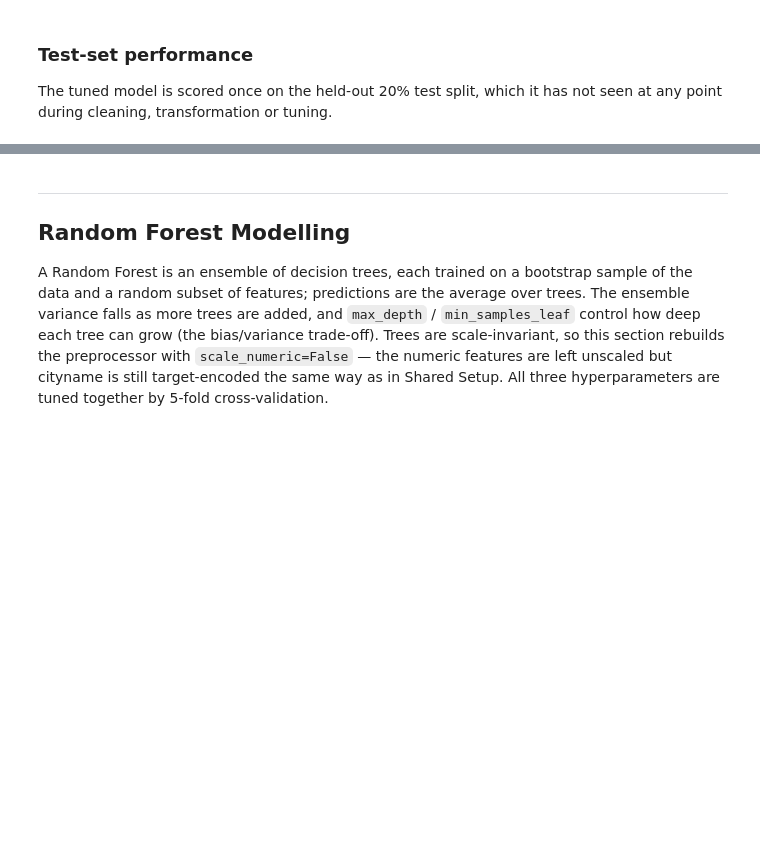
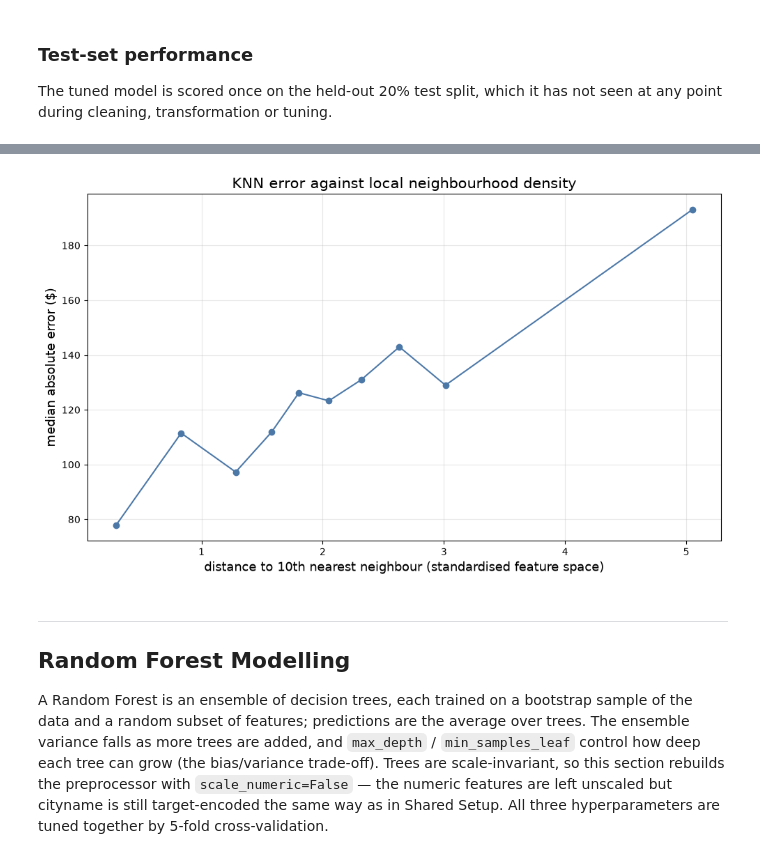
Before and after one commit to jason1ng/apartment_rental_price_prediction, a Jupyter notebook: notebooks/03_modelling.ipynb, the cells around one changed output, grey strips where cells are left out. Saved outputs shown, nothing was run; the diff lists cells and outputs as text; code cells hidden in the pictures; blank space fills up the shorter version.

```diff
--- a/notebooks/03_modelling.ipynb
+++ b/notebooks/03_modelling.ipynb
@@ -210,3 +210,30 @@ plt.show()
+# %%
+from sklearn.neighbors import NearestNeighbors
+import numpy as np
+
+# distance to the 10th nearest training neighbour for each test listing
+nn = NearestNeighbors(n_neighbors=10).fit(XX_train_knn)
+distances, _ = nn.kneighbors(XX_test_knn)
+kth_distance = distances[:, -1]
+
+abs_error = np.abs(np.asarray(y_test) - knn_metrics["predictions"])
+
+# decile bins by neighbour distance, median error per bin
+edges = np.quantile(kth_distance, np.linspace(0, 1, 11))
+idx = np.clip(np.digitize(kth_distance, edges[1:-1]), 0, 9)
+median_err = [np.median(abs_error[idx == i]) for i in range(10)]
+centres = [(edges[i] + edges[i + 1]) / 2 for i in range(10)]
+
+fig, ax = plt.subplots(figsize=(10, 6))
+ax.plot(centres, median_err, marker="o", color="#4C78A8")
+ax.set_xlabel("distance to 10th nearest neighbour (standardised feature space)", fontsize=13)
+ax.set_ylabel("median absolute error ($)", fontsize=13)
+ax.set_title("KNN error against local neighbourhood density", fontsize=15)
+ax.grid(alpha=0.3)
+fig.tight_layout()
+plt.show()
+# %% [output]
+[figure, added]
 # %% [markdown]
 ---
 
```
Also changed, not shown: parts of 10 cells of this notebook, 1 other file.
